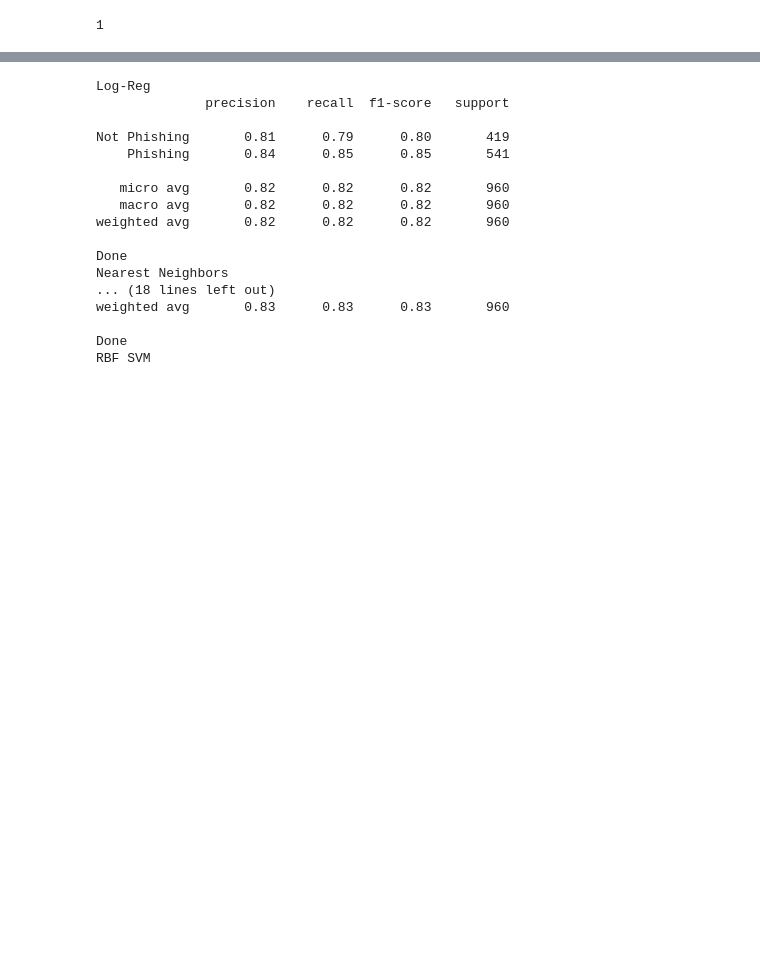
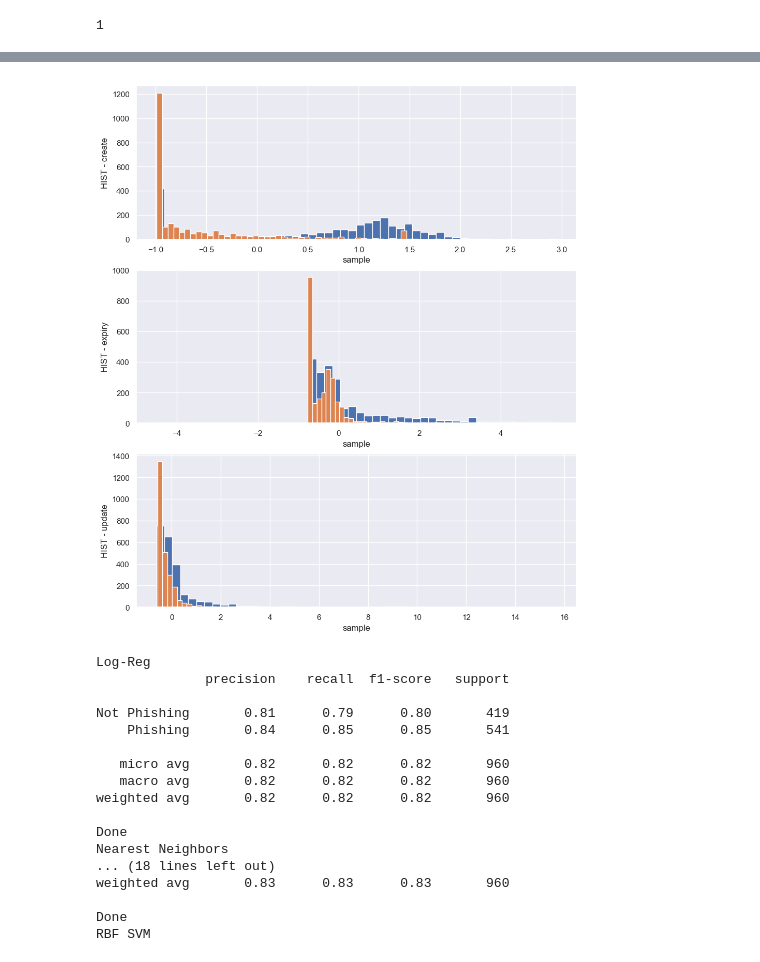
Before and after one commit to Keerthiraj-Nagaraj/Fishing-The-Phish, a Jupyter notebook: trials_FIU.ipynb, the cells around one changed output, grey strips where cells are left out. Cells and saved outputs as stored; diff of their text form; code cells hidden in the pictures; blank space fills up the shorter version.

```diff
--- a/trials_FIU.ipynb
+++ b/trials_FIU.ipynb
@@ -204,3 +206,34 @@ num_data_scaled = StandardScaler().fit_transform(num_data)
+# %%
+#Class wise distributions
+
+plt.figure(figsize=(10, 12), dpi=100)
+
+plt.subplot(3, 1, 1)
+plt.hist(create[np.where(num_lab == 0)], bins = 50)
+plt.hist(create[np.where(num_lab > 0)], bins = 50)
+plt.xlabel('sample')
+plt.ylabel('HIST - create')
+plt.grid(True)
+
+plt.subplot(3, 1, 2)
+plt.hist(expiry[np.where(num_lab == 0)], bins = 50)
+plt.hist(expiry[np.where(num_lab > 0)], bins = 50)
+plt.xlabel('sample')
+plt.ylabel('HIST - expiry')
+plt.grid(True)
+
+plt.subplot(3, 1, 3)
+plt.hist(update[np.where(num_lab == 0)], bins = 50)
+plt.hist(update[np.where(num_lab > 0)], bins = 50)
+plt.xlabel('sample')
+plt.ylabel('HIST - update')
+plt.grid(True)
+
+
+plt.subplots_adjust(top=0.92, bottom=0.08, left=0.10, right=0.95, hspace=0.2,
+                    wspace=1)
+# %% [output]
+[figure, added]
 # %%
 X_train, X_test, y_train, y_test = train_test_split(num_data_scaled, num_lab, test_size = 0.2, random_state = 0)
 # %%
```
Also changed, not shown: parts of 6 cells of this notebook.
